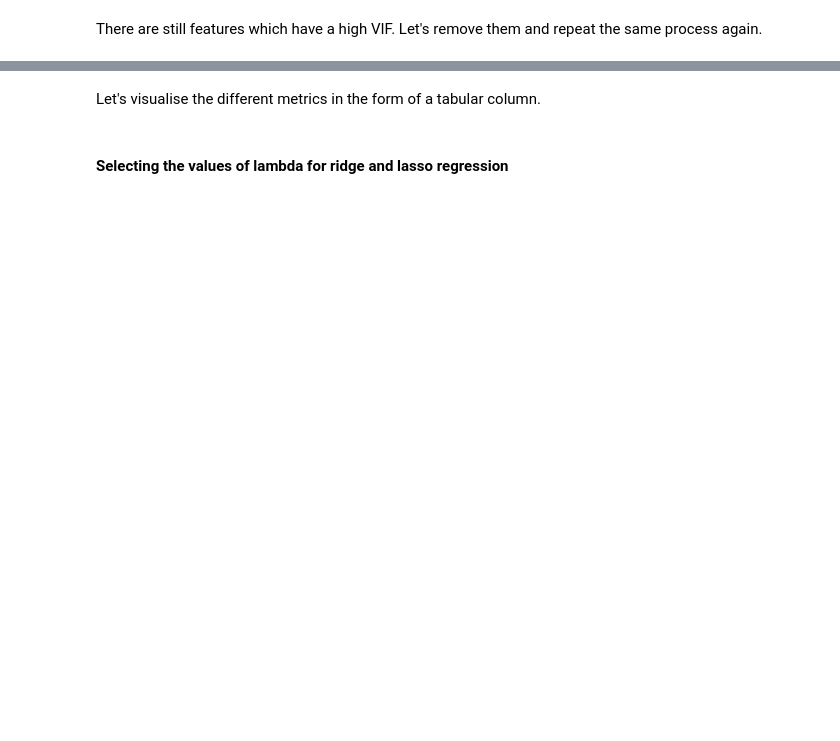
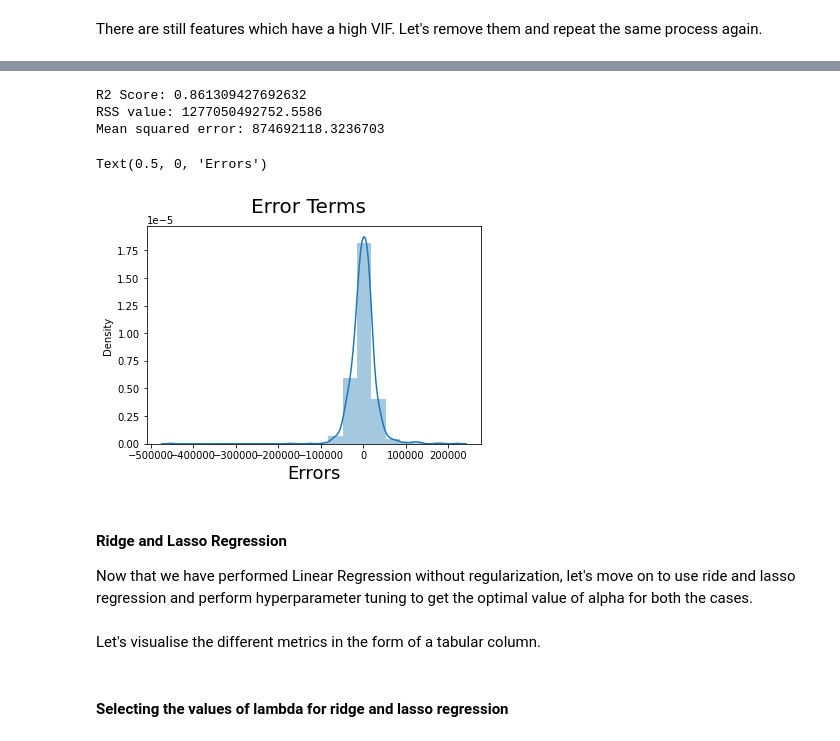
Before and after one commit to badribnarayanan/iiit-pgdml, a Jupyter notebook: AdvancedRegression/advancedregression.ipynb, the cells around one changed output, grey strips where cells are left out. Cells and saved outputs as stored; diff of their text form; code cells hidden in the pictures; blank space fills up the shorter version.

Commit message:
more changes to advanced regression notebook

```diff
--- a/AdvancedRegression/advancedregression.ipynb
+++ b/AdvancedRegression/advancedregression.ipynb
@@ -502,7 +961,7 @@ X_train_new.head()
 #let's fit the model again with new set of features
 
 # Add a constant
-X_train_lm = sm.add_constant(X_train_new)
+X_train_lm = sm.add_constant(X_train_rfe)
 
 # Create a first fitted model
 lr = sm.OLS(Y, X_train_lm).fit()
@@ -523,0 +1036,12 @@ print(lr.summary())
+# %%
+#features which have p-value more than 0.05
+# cols_to_drop = ['LandSlope_Sev', 'RoofMatl_Metal', 'RoofMatl_Roll', 'RoofMatl_Tar&Grv', \
+#                 'RoofMatl_WdShake', 'MasVnrType_Stone', 'BsmtQual_Gd', 'GarageType_BuiltIn']
+
+res = (lr.summary().tables[1].as_html()) #model summary
+df = pd.read_html(res, header=0, index_col=0)[0]
+cols_to_drop = list(df[df['P>|t|']>0.05].index)[0:]
+print(cols_to_drop)
+
+X_train_rfe = X_train_rfe.drop(columns=cols_to_drop)
+X_train_rfe.head()
@@ -523,0 +1056,8 @@ print(lr.summary())
+# %%
+#let's fit the model again with new set of features
+
+# Add a constant
+X_train_lm = sm.add_constant(X_train_rfe)
+
+# Create a first fitted model
+lr = sm.OLS(Y, X_train_lm).fit()
@@ -526,7 +1133,7 @@ print(lr.summary())
 from sklearn.metrics import r2_score, mean_squared_error
 
 metrics_lr = []
-y_pred_train = lr.predict(X_train_rfe)
+y_pred_train = lr.predict(X_train_lm)
 
 r2_train_lr = r2_score(Y, y_pred_train)
 print("R2 Score:", r2_train_lr)
@@ -539,6 +1146,24 @@ metrics_lr.append(rss1_lr)
 mse_train_lr = mean_squared_error(Y, y_pred_train)
 print("Mean squared error:", mse_train_lr)
 metrics_lr.append(mse_train_lr**0.5)
+# %% [output]
+R2 Score: 0.861309427692632
+RSS value: 1277050492752.5586
+Mean squared error: 874692118.3236703
+# %%
+#plot histogram of error terms to check if assumptions of LR hold
+
+fig = plt.figure()
+sns.distplot((Y - y_pred_train), bins = 20)
+fig.suptitle('Error Terms', fontsize = 20)                  # Plot heading
+plt.xlabel('Errors', fontsize = 18)
+# %% [output]
+Text(0.5, 0, 'Errors')
+[figure, added]
+# %% [markdown]
+#### Ridge and Lasso Regression
+
+Now that we have performed Linear Regression without regularization, let's move on to use ride and lasso regression and perform hyperparameter tuning to get the optimal value of alpha for both the cases.
 # %%
 #ridge regression
 
```
Also changed, not shown: parts of 68 cells of this notebook, 1 other file.
